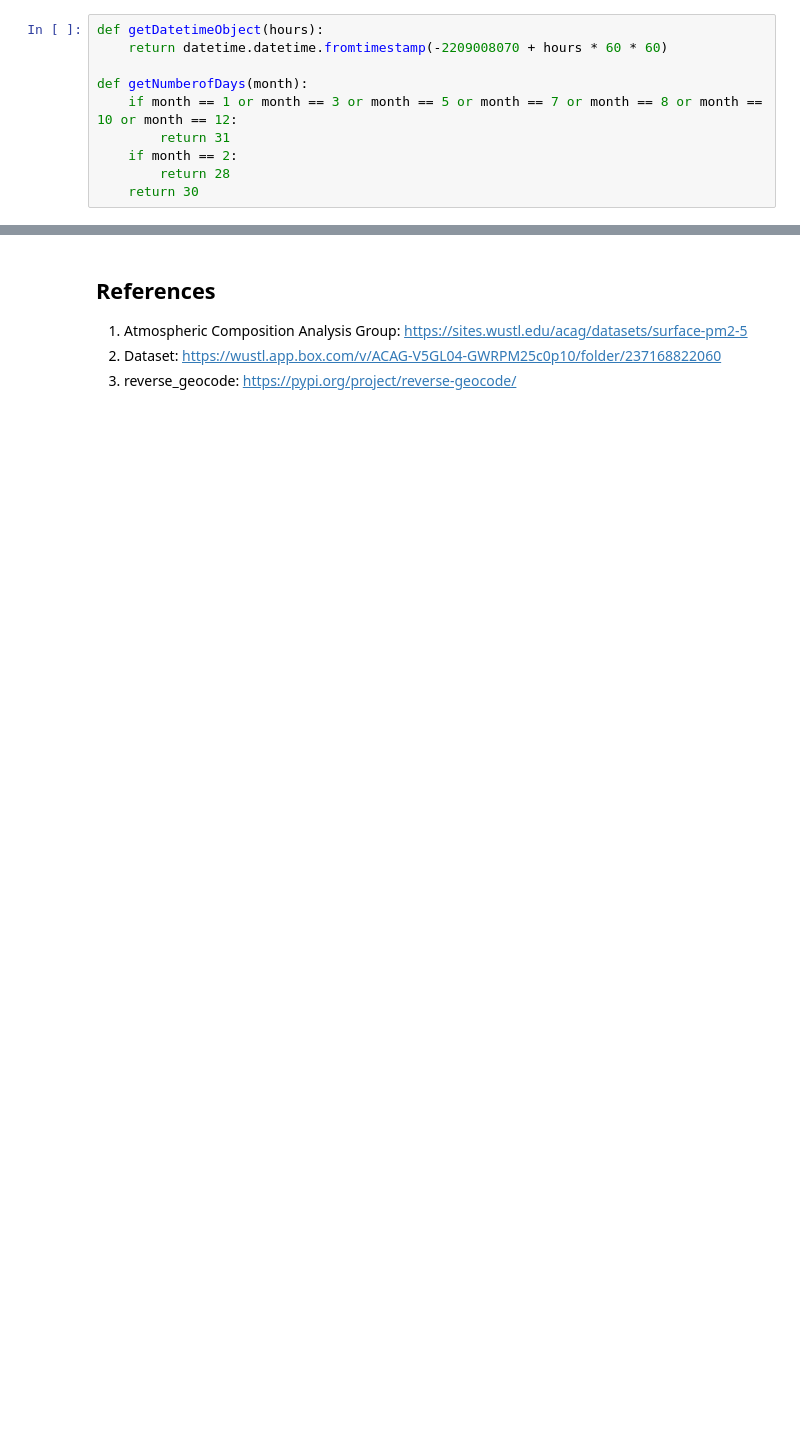
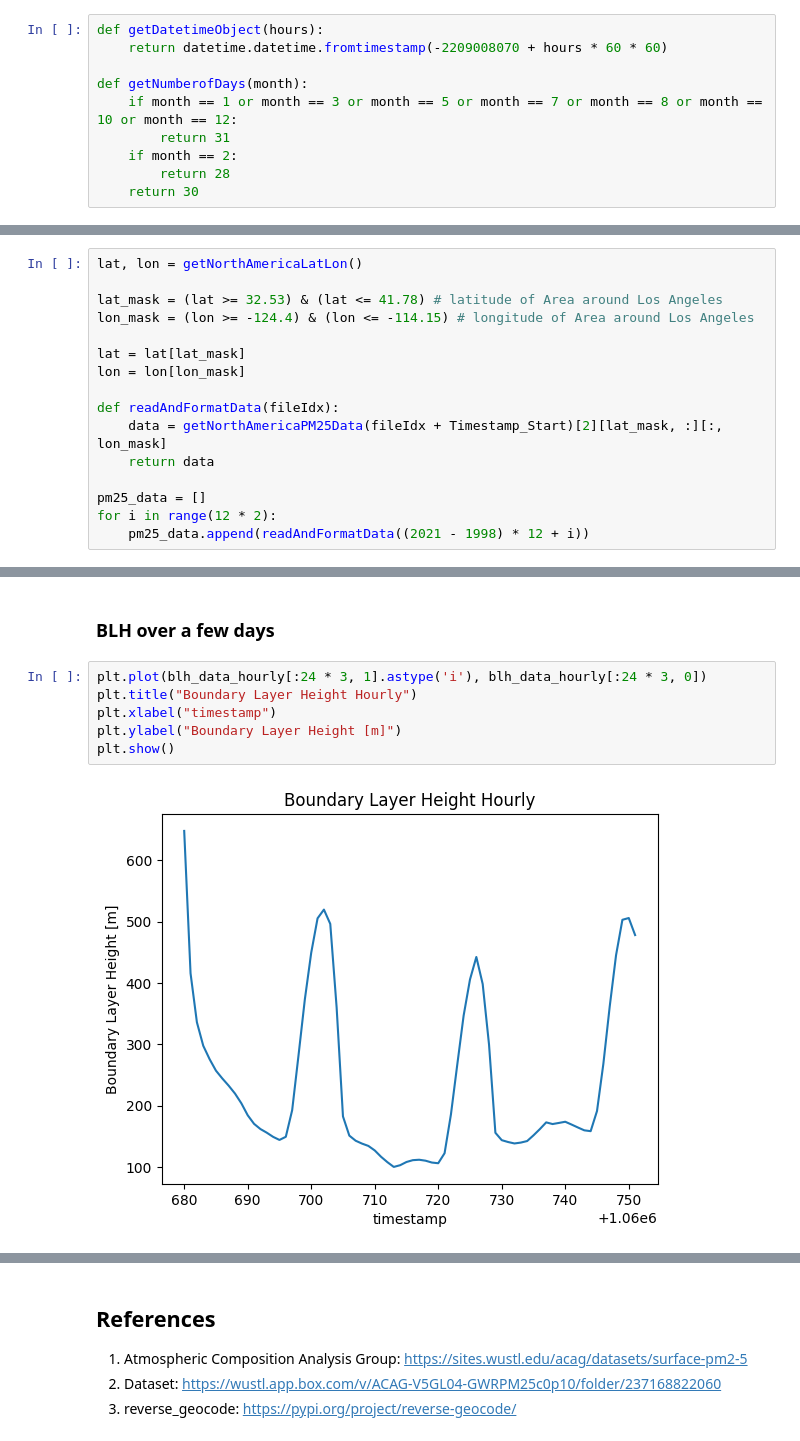
Before and after one commit to Karan-Gandhi/AQ-Data-Analysis, a Jupyter notebook: Project_Task_Submission.ipynb, the cells around one changed output, grey strips where cells are left out. Saved outputs shown, nothing was run; the diff lists cells and outputs as text; blank space fills up the shorter version.

```diff
--- a/Project_Task_Submission.ipynb
+++ b/Project_Task_Submission.ipynb
@@ -807,0 +821,16 @@ def getNumberofDays(month):
+# %%
+lat, lon = getNorthAmericaLatLon()
+
+lat_mask = (lat >= 32.53) & (lat <= 41.78) # latitude of Area around Los Angeles
+lon_mask = (lon >= -124.4) & (lon <= -114.15) # longitude of Area around Los Angeles
+
+lat = lat[lat_mask]
+lon = lon[lon_mask]
+
+def readAndFormatData(fileIdx):
+    data = getNorthAmericaPM25Data(fileIdx + Timestamp_Start)[2][lat_mask, :][:, lon_mask]
+    return data
+
+pm25_data = []
+for i in range(12 * 2):
+    pm25_data.append(readAndFormatData((2021 - 1998) * 12 + i))
@@ -807,0 +880,10 @@ def getNumberofDays(month):
+# %% [markdown]
+### BLH over a few days
+# %%
+plt.plot(blh_data_hourly[:24 * 3, 1].astype('i'), blh_data_hourly[:24 * 3, 0])
+plt.title("Boundary Layer Height Hourly")
+plt.xlabel("timestamp")
+plt.ylabel("Boundary Layer Height [m]")
+plt.show()
+# %% [output]
+[figure, added]
```
Also changed, not shown: parts of 20 cells of this notebook, 2 other files.
